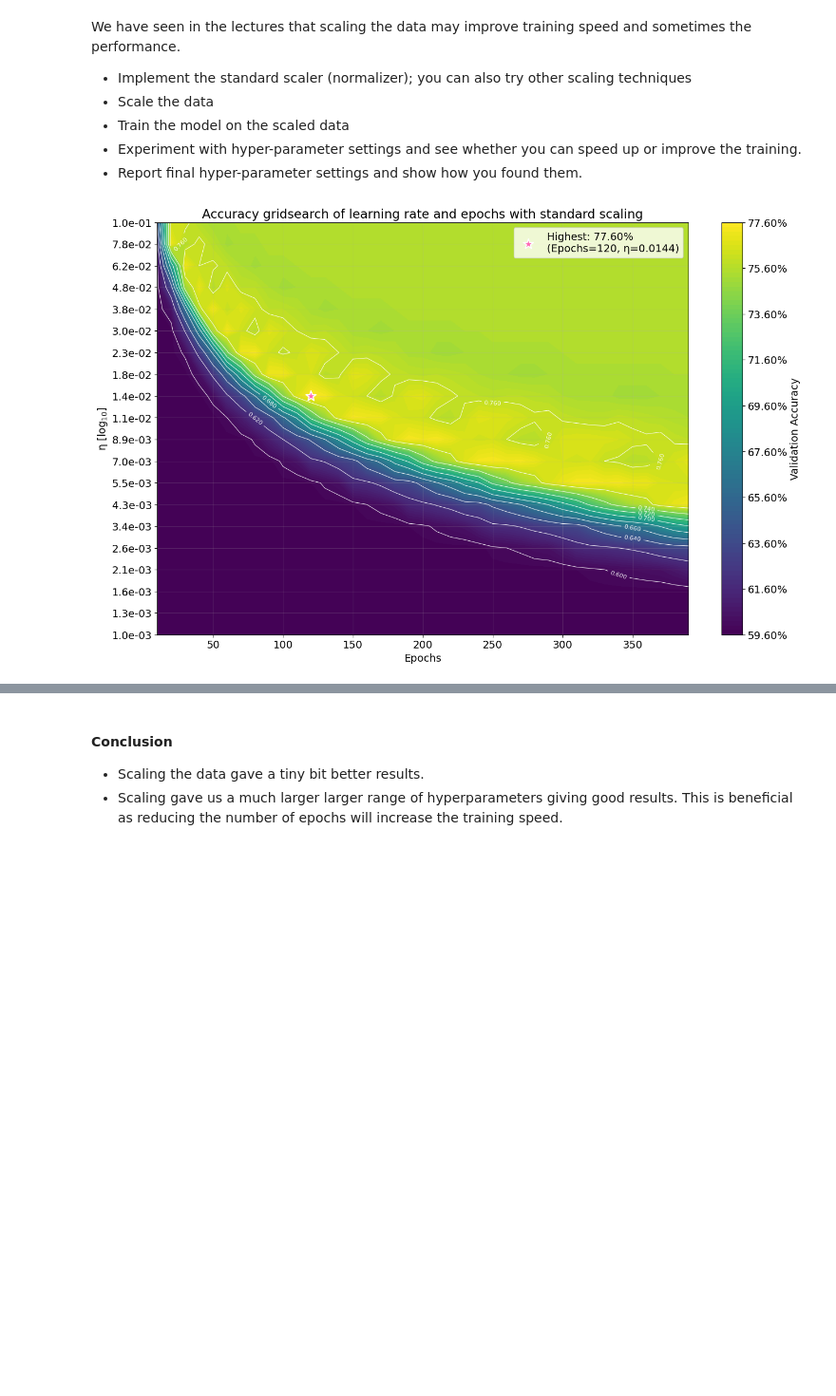
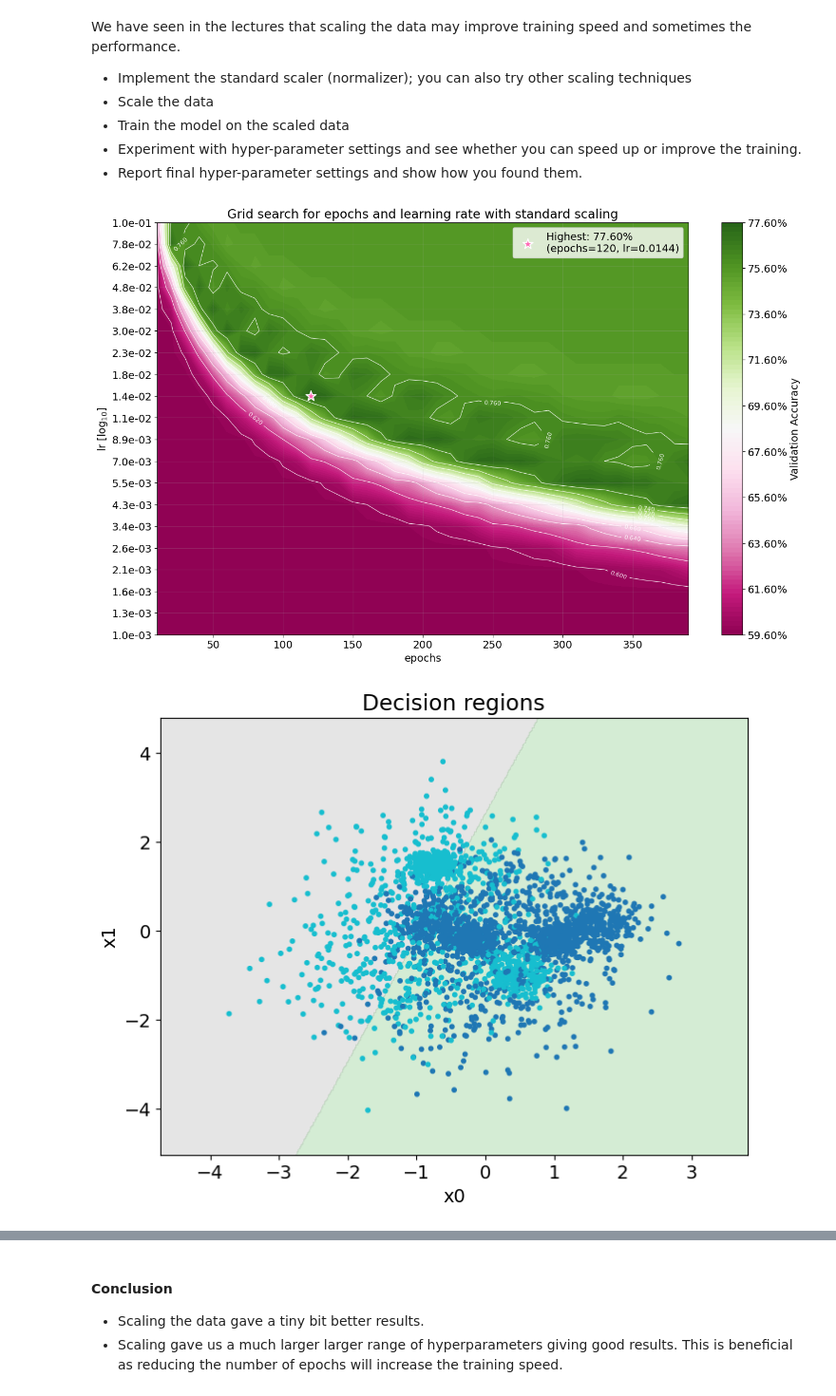
Before and after one commit to Oskar-Idland/IN4050-Introduction-to-Artificial-Intelligence-and-Machinelearing, a Jupyter notebook: Oblig2/in3050_in4050_2025_assignment_2.ipynb, the cells around one changed output, grey strips where cells are left out. Shown at 95% size. Drawn from its saved outputs; the diff is of its cells as text; code cells hidden in the pictures; blank space fills up the shorter version.

```diff
--- a/Oblig2/in3050_in4050_2025_assignment_2.ipynb
+++ b/Oblig2/in3050_in4050_2025_assignment_2.ipynb
@@ -175,9 +174,9 @@ We can train and test a first classifier (on the binary dataset).
 def accuracy(predicted, gold):
     return np.mean(predicted == gold)
 # %%
-cl = NumpyLinRegClass()
-cl.fit(X_train, t2_train, epochs=10)
-accuracy(cl.predict(X_val), t2_val)
+classifier = NumpyLinRegClass()
+classifier.fit(X_train, t2_train, epochs=10)
+accuracy(classifier.predict(X_val), t2_val)
 # %% [output]
 0.638
 # %% [markdown]
@@ -340,18 +228,0 @@ def sort_optimal_hyperparameters(primary_array, secondary_array, descending=Fals
-# %%
-x_array = np.array([1, 0])
-y_array = np.array([0, 1, 2])
-
-acc = np.array([[1,     1],
-                [0.7, 0.8],
-                [0.9,   3]])
-best_accuracy, best_x, best_y = optimal_hyperparameters(acc, x_array, y_array)
-
-print(f'Best accuracy: {best_accuracy}')
-print(f'Best x: {best_x}')
-print(f'Best y: {best_y}')
-
-print(sort_optimal_hyperparameters(best_x, best_y))
-print(sort_optimal_hyperparameters(best_x, best_y, descending=True))
-
-print(sort_optimal_hyperparameters(best_y, best_x))
-print(sort_optimal_hyperparameters(best_y, best_x, descending=True))
@@ -456,7 +564,9 @@ epochs = np.arange(start, stop, step, dtype=int)
 n_y = 20
 learning_rates = np.logspace(-3, -1, n_y)
 
-grid_params = {'epochs': epochs, 'lr': learning_rates}
+grid_params = {
+    'epochs': epochs,
+    'lr': learning_rates
+}
 
-cl = NumpyLinRegClass()
-accuracies = grid_search(X_train, t2_train, X_val, t2_val, cl, grid_params)
+tuner_linreg = HyperparameterTuner(NumpyLinRegClass(), grid_params)
@@ -528,12 +623,17 @@ def standard_scaler(X_train: np.ndarray, X_val: np.ndarray) -> np.ndarray:
 # %%
 X_train_scaled, X_val_scaled = standard_scaler(X_train, X_val)
 
-cl = NumpyLinRegClass()
+tuner_linreg_scaled = HyperparameterTuner(NumpyLinRegClass(), grid_params)
 
-accuracies_scaled = grid_search(X_train_scaled, t2_train, X_val_scaled, t2_val, cl, grid_params)
+tuner_linreg_scaled.search(X_train_scaled, t2_train, X_val_scaled, t2_val)
 # %%
-fig = plot_grid_search(accuracies_scaled, epochs, learning_rates, labels=('Epochs', 'η'), logy=True)
-plt.title('Accuracy gridsearch of learning rate and epochs with standard scaling')
+
+tuner_linreg_scaled.plot_search(logy=True)
+plt.title("Grid search for epochs and learning rate with standard scaling")
 plt.show()
+
+tuner_linreg_scaled.plot_regions()
+plt.show()
 # %% [output]
-[figure, old version]
+[figure, new version]
+[figure, added]
```
Also changed, not shown: parts of 31 cells of this notebook.
